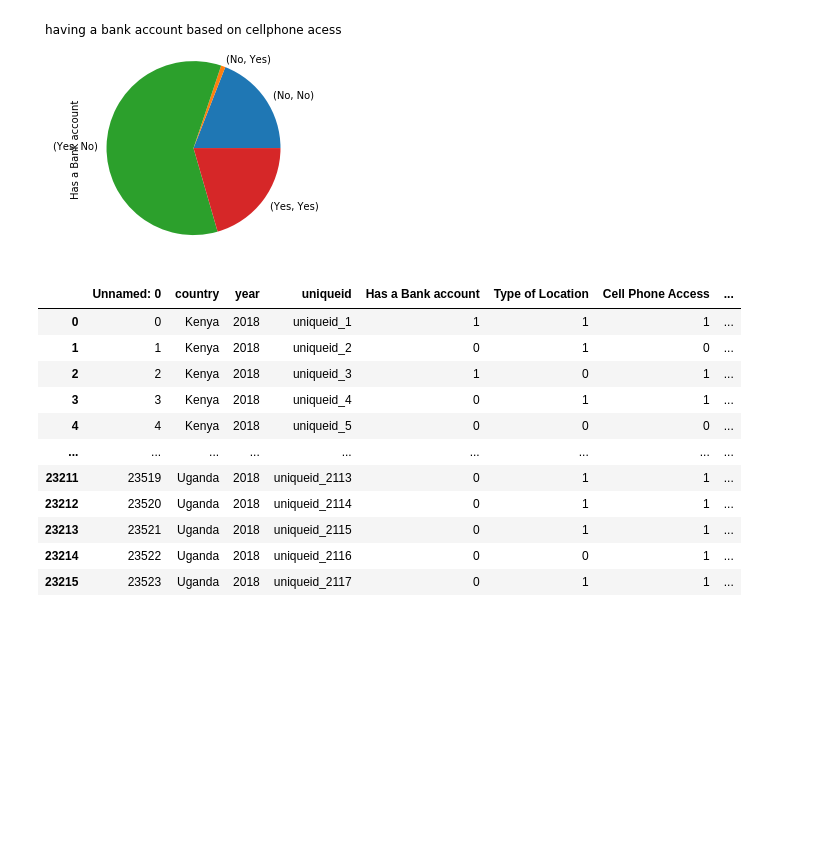
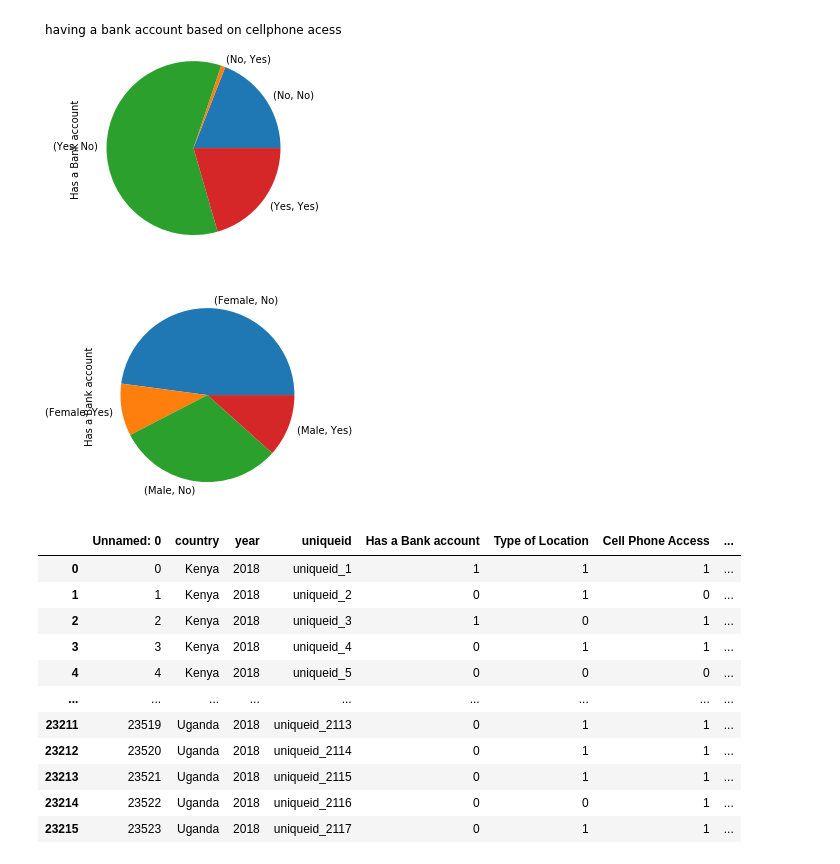
Before and after one commit to gideonkipkorir/Data-Science-Cheatsheets, a Jupyter notebook: Moringa_Data_Science_Core_W2_Independent_Project_2019_12_Gideon_k_Cheruiyot_DataReport.ipynb, the cells around one changed output. Drawn from its saved outputs; the diff is of its cells as text; code cells hidden in the pictures; blank space fills up the shorter version.

```diff
--- a/Moringa_Data_Science_Core_W2_Independent_Project_2019_12_Gideon_k_Cheruiyot_DataReport.ipynb
+++ b/Moringa_Data_Science_Core_W2_Independent_Project_2019_12_Gideon_k_Cheruiyot_DataReport.ipynb
@@ -111,2 +112,8 @@ plt.show()
 # %% [output]
 [figure]
+# %%
+#relationship between having bank account and gender
+fin_df.groupby(['gender_of_respondent','Has a Bank account'])['Has a Bank account'].count().plot(kind = 'pie')
+plt.show()
+# %% [output]
+[figure, added]
```
Also changed, not shown: parts of 4 cells of this notebook.
